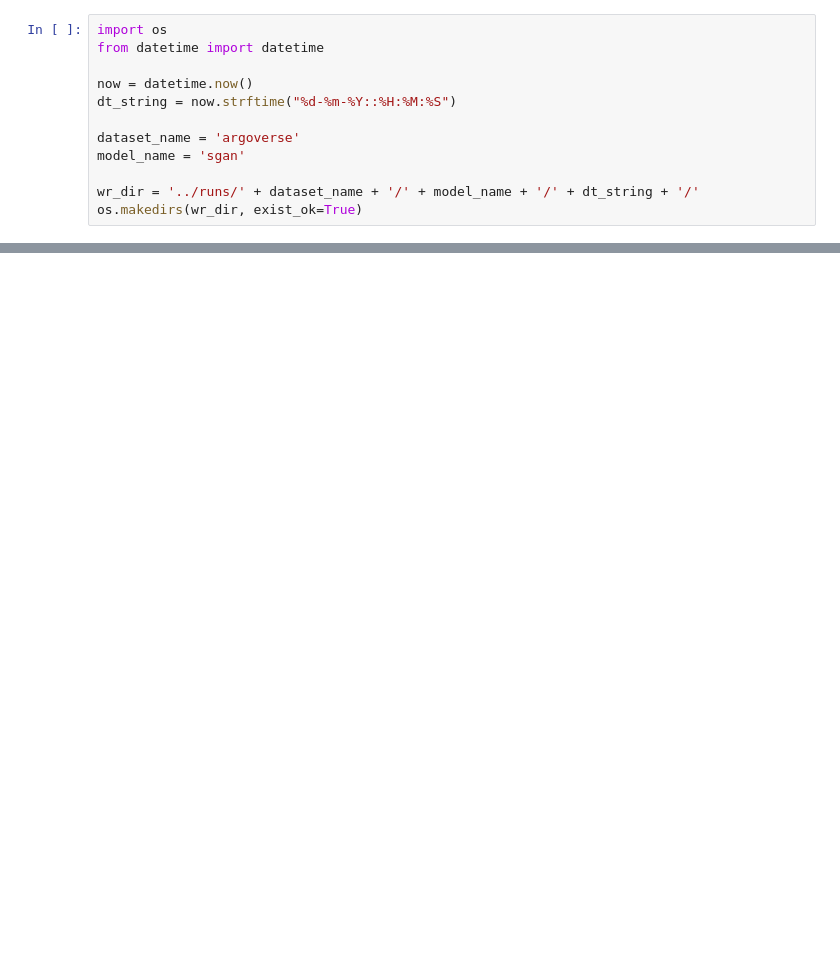
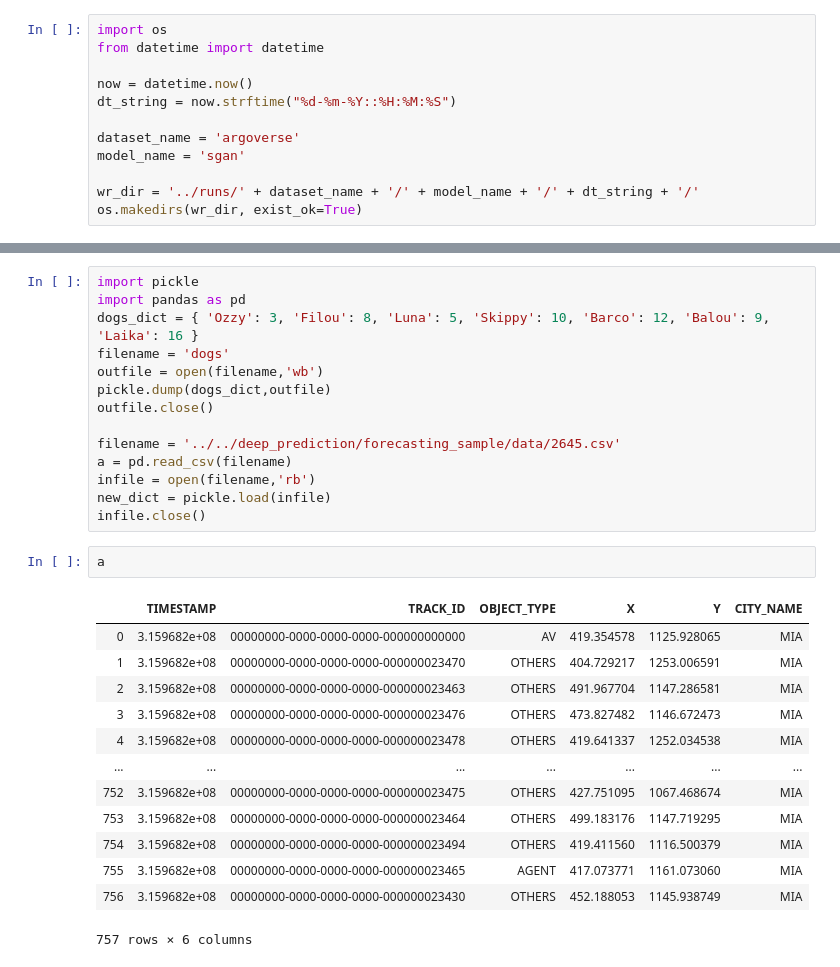
Before and after one commit to myth1665/deep_prediction, a Jupyter notebook: scripts/Untitled.ipynb, the cells around one changed output, grey strips where cells are left out. Saved outputs shown, nothing was run; the diff lists cells and outputs as text; blank space fills up the shorter version.

```diff
--- a/scripts/Untitled.ipynb
+++ b/scripts/Untitled.ipynb
@@ -220,0 +398,30 @@ os.makedirs(wr_dir, exist_ok=True)
+# %%
+import pickle
+import pandas as pd
+dogs_dict = { 'Ozzy': 3, 'Filou': 8, 'Luna': 5, 'Skippy': 10, 'Barco': 12, 'Balou': 9, 'Laika': 16 }
+filename = 'dogs'
+outfile = open(filename,'wb')
+pickle.dump(dogs_dict,outfile)
+outfile.close()
+
+filename = '../../deep_prediction/forecasting_sample/data/2645.csv'
+a = pd.read_csv(filename)
+infile = open(filename,'rb')
+new_dict = pickle.load(infile)
+infile.close()
+# %%
+a
+# %% [output]
+|  | TIMESTAMP | TRACK_ID | OBJECT_TYPE | X | Y | CITY_NAME |
+| 0 | 3.159682e+08 | 00000000-0000-0000-0000-000000000000 | AV | 419.354578 | 1125.928065 | MIA |
+| 1 | 3.159682e+08 | 00000000-0000-0000-0000-000000023470 | OTHERS | 404.729217 | 1253.006591 | MIA |
+| 2 | 3.159682e+08 | 00000000-0000-0000-0000-000000023463 | OTHERS | 491.967704 | 1147.286581 | MIA |
+| 3 | 3.159682e+08 | 00000000-0000-0000-0000-000000023476 | OTHERS | 473.827482 | 1146.672473 | MIA |
+| 4 | 3.159682e+08 | 00000000-0000-0000-0000-000000023478 | OTHERS | 419.641337 | 1252.034538 | MIA |
+| ... | ... | ... | ... | ... | ... | ... |
+| 752 | 3.159682e+08 | 00000000-0000-0000-0000-000000023475 | OTHERS | 427.751095 | 1067.468674 | MIA |
+| 753 | 3.159682e+08 | 00000000-0000-0000-0000-000000023464 | OTHERS | 499.183176 | 1147.719295 | MIA |
+| 754 | 3.159682e+08 | 00000000-0000-0000-0000-000000023494 | OTHERS | 419.411560 | 1116.500379 | MIA |
+| 755 | 3.159682e+08 | 00000000-0000-0000-0000-000000023465 | AGENT | 417.073771 | 1161.073060 | MIA |
+| 756 | 3.159682e+08 | 00000000-0000-0000-0000-000000023430 | OTHERS | 452.188053 | 1145.938749 | MIA |
+757 rows × 6 columns
```
Also changed, not shown: parts of 20 cells of this notebook, 17 other files.
